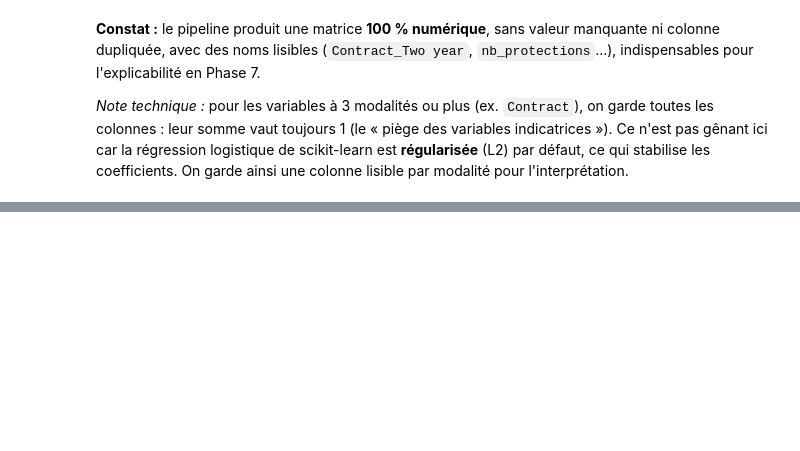
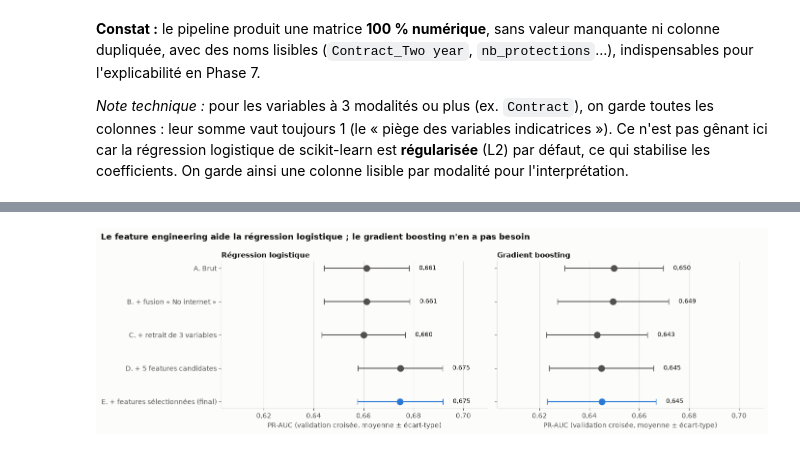
Before and after one commit to cheikhahmedtidiane/projet_churn_clients, a Jupyter notebook: notebooks/04_feature_engineering.ipynb, the cells around one changed output, grey strips where cells are left out. Saved outputs shown, nothing was run; the diff lists cells and outputs as text; code cells hidden in the pictures; blank space fills up the shorter version.

Commit message:
Phase 4.4 : étude d'ablation et sélection des features par validation croisée

```diff
--- a/notebooks/04_feature_engineering.ipynb
+++ b/notebooks/04_feature_engineering.ipynb
@@ -60,9 +60,10 @@ Variables retirées : `gender` et `PhoneService` (aucun lien avec le churn), `To
 
 Le tout est encapsulé dans `ChurnFeatureEngineer`, un transformateur scikit-learn **sans état** : il n'apprend rien des données, donc il ne peut pas provoquer de fuite.
 # %%
+from churn.config import CANDIDATE_FEATURES, SELECTED_FEATURES
 from churn.features import ChurnFeatureEngineer
 
-engineer = ChurnFeatureEngineer()
+engineer = ChurnFeatureEngineer(features=tuple(CANDIDATE_FEATURES))
 X_train_fe = engineer.fit_transform(X_train)
 new_cols = ["tenure", "log_tenure", "nb_protections", "nb_streaming", "is_new_client", "fiber_month_to_month"]
 print(f"{X_train.shape[1]} variables en entrée → {X_train_fe.shape[1]} après feature engineering")
@@ -188,0 +244,25 @@ Notre pipeline : 30 colonnes, dont 0 dupliquée
+# %%
+fig, axes = plt.subplots(1, 2, figsize=(14, 4.3), sharey=True)
+for ax, model_name in zip(axes, models):
+    sub = ablation[ablation["modèle"] == model_name].iloc[::-1]
+    is_final = sub["config"].str.startswith("E.")
+    # Graphique en points (et non en barres) : l'axe ne démarre pas à 0, seule la position compte
+    for i, (v, s, final) in enumerate(zip(sub["pr_auc"], sub["pr_auc_std"], is_final)):
+        color = BLUE if final else TEXT_SECONDARY
+        ax.errorbar(v, i, xerr=s, fmt="o", markersize=9, color=color, ecolor=color, elinewidth=1.5, capsize=4)
+    ax.set_yticks(range(len(sub)), sub["config"])
+    for i, (v, s) in enumerate(zip(sub["pr_auc"], sub["pr_auc_std"])):
+        ax.text(v + s + 0.004, i, f"{v:.3f}".replace(".", ","), va="center", fontsize=9, color=TEXT)
+    lo = ablation["pr_auc"].min() - 0.04
+    ax.set_xlim(lo, ablation["pr_auc"].max() + 0.035)
+    ax.xaxis.set_major_formatter(lambda v, _: f"{v:.2f}".replace(".", ","))
+    ax.grid(axis="y", visible=False)
+    ax.set_xlabel("PR-AUC (validation croisée, moyenne ± écart-type)")
+    ax.set_title(model_name, fontsize=11)
+fig.suptitle("Le feature engineering aide la régression logistique ; le gradient boosting n'en a pas besoin",
+             x=0.01, ha="left", fontweight="bold", color=TEXT)
+fig.tight_layout()
+save_fig(fig, "04_ablation.png")
+plt.show()
+# %% [output]
+[figure, added]
```
Also changed, not shown: parts of 10 cells of this notebook, 5 other files.
